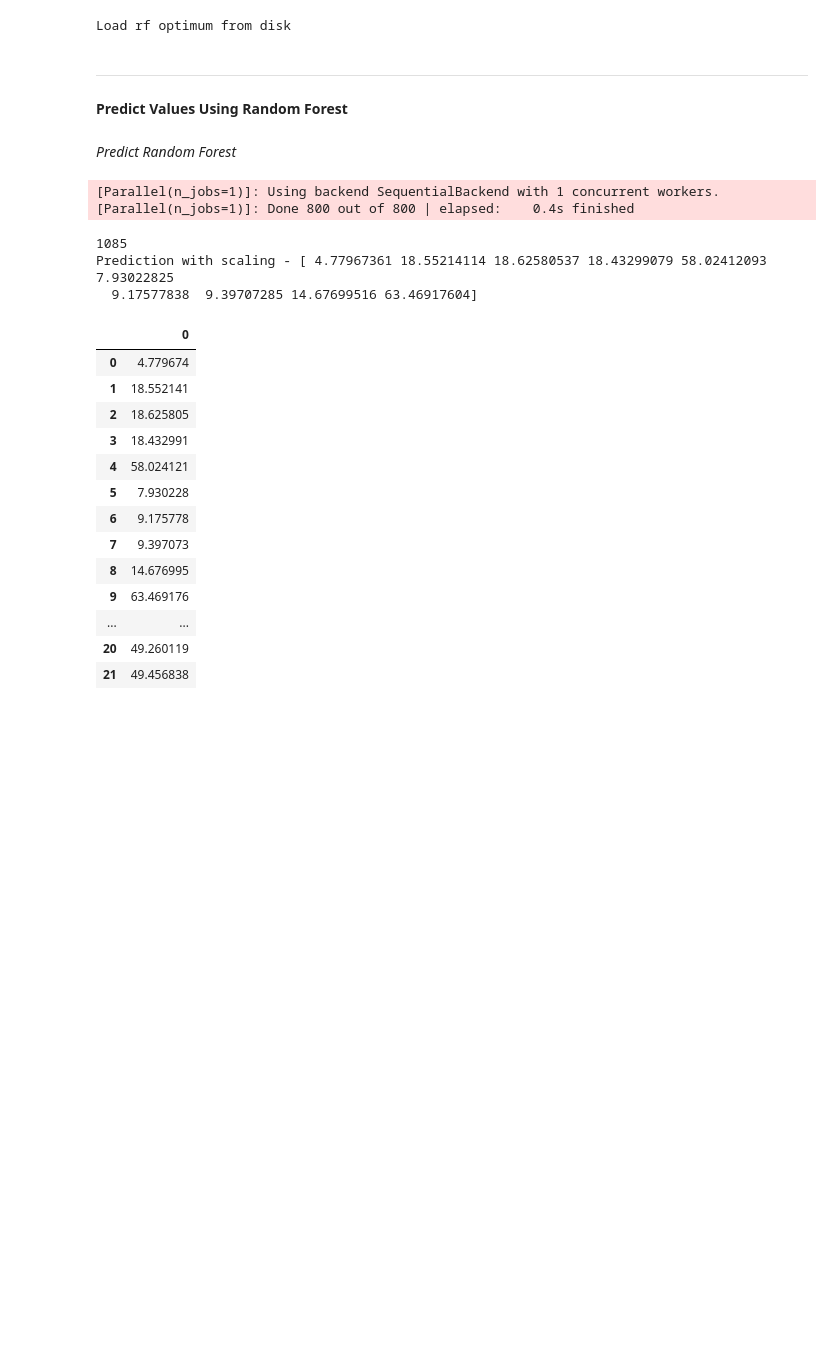
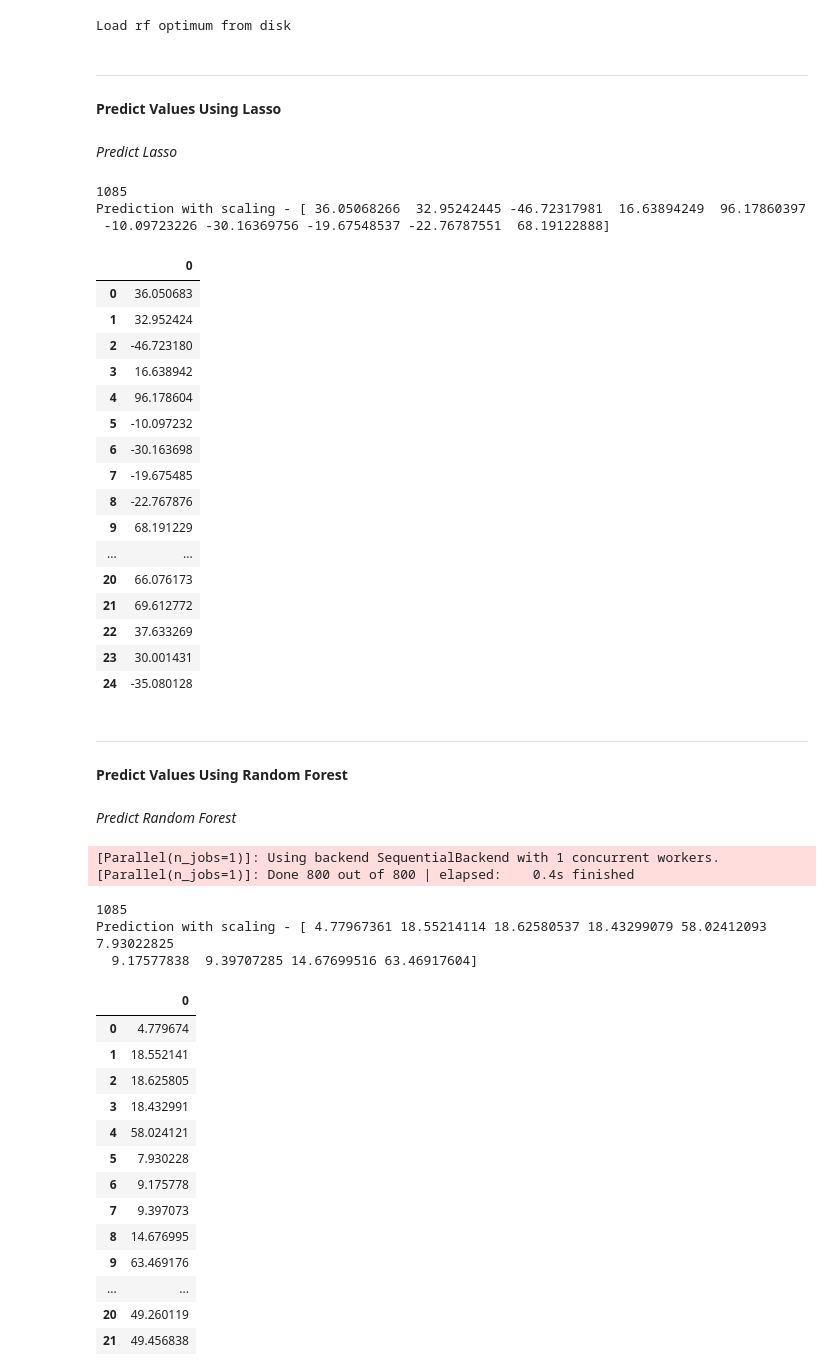
Before and after one commit to jake-w-schneider/SYPA, a Jupyter notebook: 1_Scripts/Harvard_SYPA/5b_Predictions_Linear_and_RF.ipynb, the cells around one changed output. Saved outputs shown, nothing was run; the diff lists cells and outputs as text; code cells hidden in the pictures; blank space fills up the shorter version.

Commit message:
ran lasso model for prediction; results still too high

```diff
--- a/1_Scripts/Harvard_SYPA/5b_Predictions_RF.ipynb
+++ b/1_Scripts/Harvard_SYPA/5b_Predictions_Linear_and_RF.ipynb
@@ -139,0 +142,4 @@ results.head()
+# %%
+# load the model from disk
+lasso_optimum = pickle.load(open('../../3_Outputs/Model Selection/Lasso Regression/lasso_optimum_model.sav', 'rb'))
+print("Load rf optimum from disk")
@@ -143,6 +153,47 @@ rf_optimum = pickle.load(open('../../3_Outputs/Model Selection/Random Forest/rf_
 print("Load rf optimum from disk")
 # %% [output]
 Load rf optimum from disk
+# %% [markdown]
+----
+# %% [markdown]
+**Predict Values Using Lasso**
+# %% [markdown]
+*Predict Lasso*
+# %%
+# Create Predictions
+
+prediction_lasso = lasso_optimum.predict(lock_box_x)
+# %%
+# View Predictions
+
+y_pred_lasso = prediction_lasso
+print(len(y_pred_lasso))
+print('Prediction with scaling - {}'.format(y_pred_lasso[0:10]))
+# %% [output]
+1085
+Prediction with scaling - [ 36.05068266  32.95242445 -46.72317981  16.63894249  96.17860397
+ -10.09723226 -30.16369756 -19.67548537 -22.76787551  68.19122888]
+# %%
+y_pred_lasso_df = pd.DataFrame(data = y_pred_lasso)
+y_pred_lasso_df.head(25)
+# %% [output]
+|  | 0 |
+| 0 | 36.050683 |
+| 1 | 32.952424 |
+| 2 | -46.723180 |
+| 3 | 16.638942 |
+| 4 | 96.178604 |
+| 5 | -10.097232 |
+| 6 | -30.163698 |
+| 7 | -19.675485 |
+| 8 | -22.767876 |
+| 9 | 68.191229 |
+| ... | ... |
+| 20 | 66.076173 |
+| 21 | 69.612772 |
+| 22 | 37.633269 |
+| 23 | 30.001431 |
+| 24 | -35.080128 |
 # %% [markdown]
 ----
 # %% [markdown]
```
Also changed, not shown: parts of 5 cells of this notebook, 6 other files.
